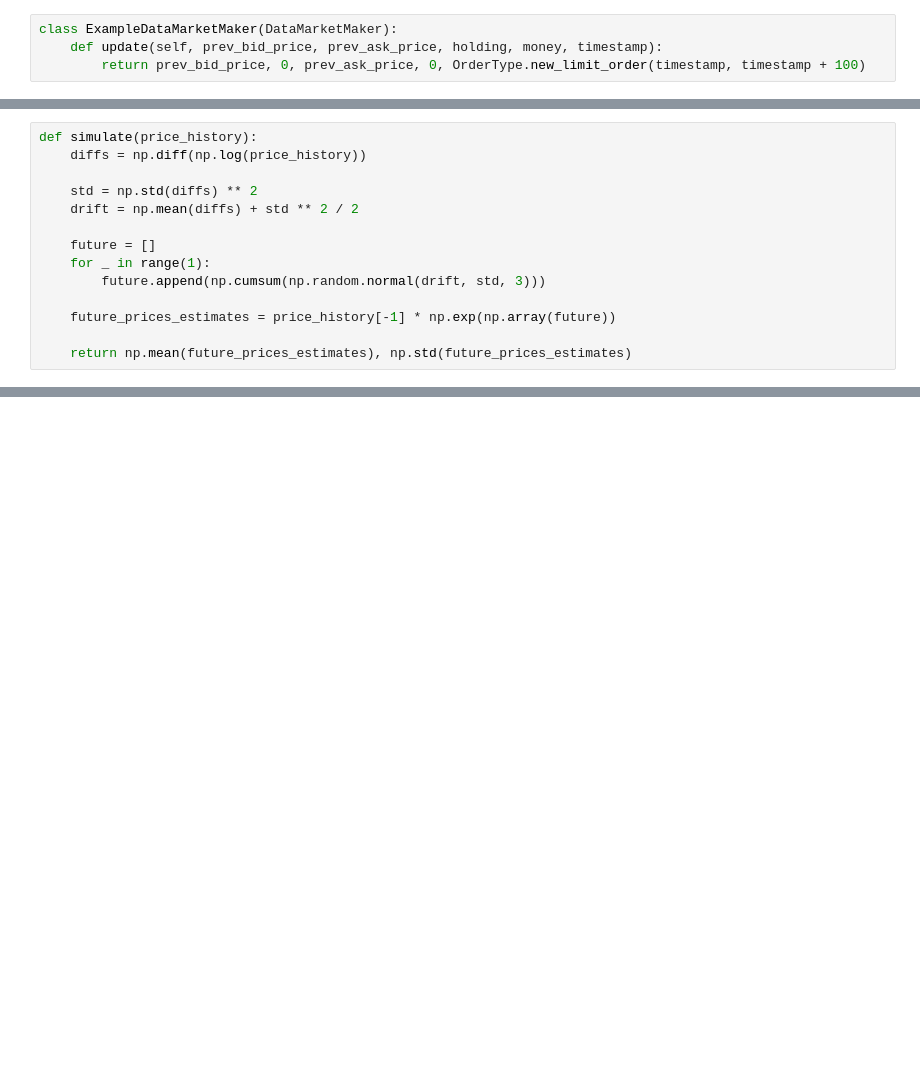
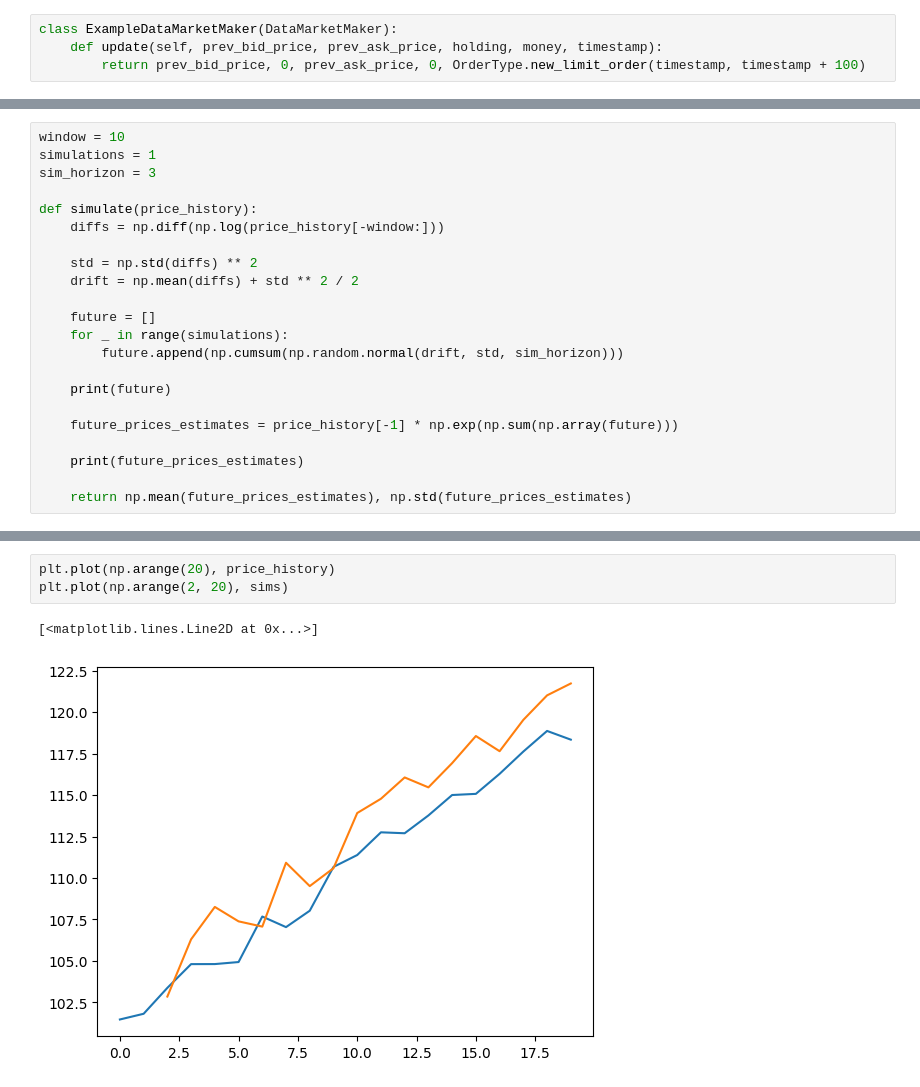
Before and after one commit to BOSSrobot/JJB-MM-game, a Jupyter notebook: Testing.ipynb, the cells around one changed output, grey strips where cells are left out. Saved outputs shown, nothing was run; the diff lists cells and outputs as text; blank space fills up the shorter version.

```diff
--- a/Testing.ipynb
+++ b/Testing.ipynb
@@ -85,14 +120,22 @@ plot_defaults(data, additional_cols = ["Simulated Price", "Simulated Std"])
 # %%
+window = 10
+simulations = 1
+sim_horizon = 3
+
 def simulate(price_history):
-    diffs = np.diff(np.log(price_history))
+    diffs = np.diff(np.log(price_history[-window:]))
 
     std = np.std(diffs) ** 2
     drift = np.mean(diffs) + std ** 2 / 2
 
     future = []
-    for _ in range(1):
-        future.append(np.cumsum(np.random.normal(drift, std, 3)))
+    for _ in range(simulations):
+        future.append(np.cumsum(np.random.normal(drift, std, sim_horizon)))
 
-    future_prices_estimates = price_history[-1] * np.exp(np.array(future))
+    print(future)
+
+    future_prices_estimates = price_history[-1] * np.exp(np.sum(np.array(future)))
+
+    print(future_prices_estimates)
 
     return np.mean(future_prices_estimates), np.std(future_prices_estimates)
@@ -108,0 +176,6 @@ simulate(price_history)
+# %%
+plt.plot(np.arange(20), price_history)
+plt.plot(np.arange(2, 20), sims)
+# %% [output]
+[<matplotlib.lines.Line2D at 0x...>]
+[figure, added]
```
Also changed, not shown: parts of 11 cells of this notebook, 4 other files.
